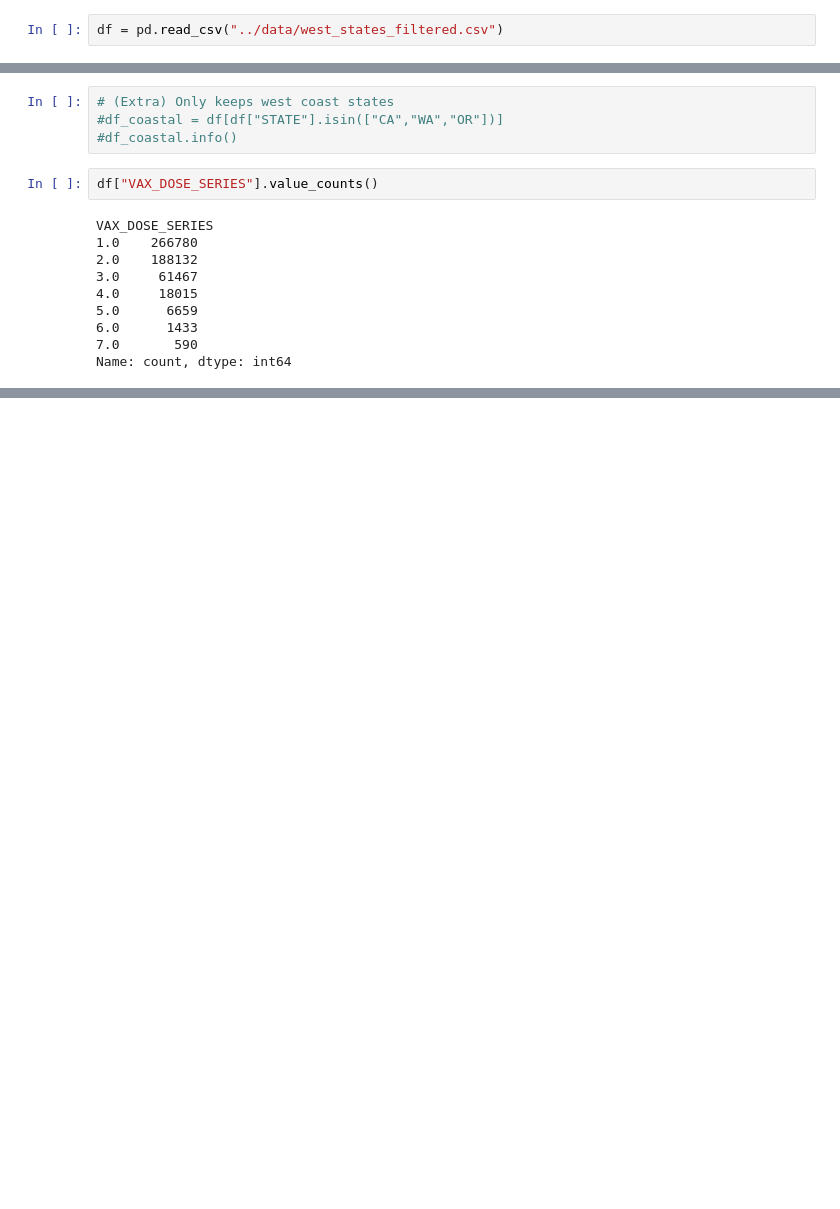
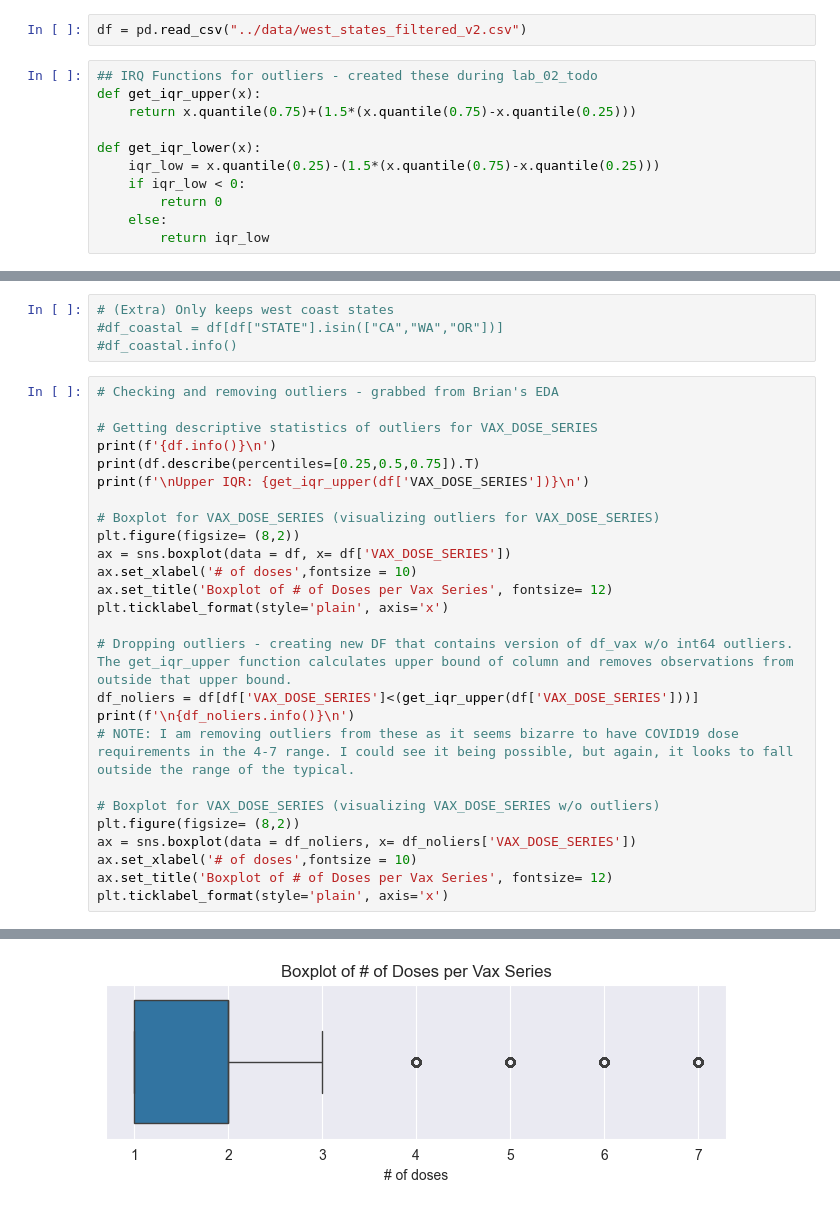
Before and after one commit to uw-msim-imt561-2026/covid-19-vaccine-adverse-reactions, a Jupyter notebook: notebooks/reduce_dataset_size.ipynb, the cells around one changed output, grey strips where cells are left out. Cells and saved outputs as stored; diff of their text form; blank space fills up the shorter version.

```diff
--- a/notebooks/reduce_dataset_size.ipynb
+++ b/notebooks/reduce_dataset_size.ipynb
@@ -6,7 +8,18 @@ import datetime
 
 from pathlib import Path
 # %%
-df = pd.read_csv("../data/west_states_filtered.csv")
+df = pd.read_csv("../data/west_states_filtered_v2.csv")
+# %%
+## IRQ Functions for outliers - created these during lab_02_todo
+def get_iqr_upper(x):
+    return x.quantile(0.75)+(1.5*(x.quantile(0.75)-x.quantile(0.25)))
+
+def get_iqr_lower(x):
+    iqr_low = x.quantile(0.25)-(1.5*(x.quantile(0.75)-x.quantile(0.25)))
+    if iqr_low < 0:
+        return 0
+    else:
+        return iqr_low
 # %%
 # Confirming columns
 df.info()
@@ -137,15 +66,30 @@ memory usage: 58.0+ MB
 # (Extra) Only keeps west coast states
 #df_coastal = df[df["STATE"].isin(["CA","WA","OR"])]
 #df_coastal.info()
-# %%
-df["VAX_DOSE_SERIES"].value_counts()
-# %% [output]
-VAX_DOSE_SERIES
-1.0    266780
-2.0    188132
-3.0     61467
-4.0     18015
-5.0      6659
-6.0      1433
-7.0       590
-Name: count, dtype: int64
+# %%
+# Checking and removing outliers - grabbed from Brian's EDA
+
+# Getting descriptive statistics of outliers for VAX_DOSE_SERIES
+print(f'{df.info()}\n')
+print(df.describe(percentiles=[0.25,0.5,0.75]).T)
+print(f'\nUpper IQR: {get_iqr_upper(df['VAX_DOSE_SERIES'])}\n')
+
+# Boxplot for VAX_DOSE_SERIES (visualizing outliers for VAX_DOSE_SERIES)
+plt.figure(figsize= (8,2))
+ax = sns.boxplot(data = df, x= df['VAX_DOSE_SERIES'])
+ax.set_xlabel('# of doses',fontsize = 10)
+ax.set_title('Boxplot of # of Doses per Vax Series', fontsize= 12)
+plt.ticklabel_format(style='plain', axis='x')
+
+# Dropping outliers - creating new DF that contains version of df_vax w/o int64 outliers. The get_iqr_upper function calculates upper bound of column and removes observations from outside that upper bound.
+df_noliers = df[df['VAX_DOSE_SERIES']<(get_iqr_upper(df['VAX_DOSE_SERIES']))]
+print(f'\n{df_noliers.info()}\n')
+# NOTE: I am removing outliers from these as it seems bizarre to have COVID19 dose requirements in the 4-7 range. I could see it being possible, but again, it looks to fall outside the range of the typical.
+
+# Boxplot for VAX_DOSE_SERIES (visualizing VAX_DOSE_SERIES w/o outliers)
+plt.figure(figsize= (8,2))
+ax = sns.boxplot(data = df_noliers, x= df_noliers['VAX_DOSE_SERIES'])
+ax.set_xlabel('# of doses',fontsize = 10)
+ax.set_title('Boxplot of # of Doses per Vax Series', fontsize= 12)
+plt.ticklabel_format(style='plain', axis='x')
+# %% [output]
@@ -151,0 +113 @@ Name: count, dtype: int64
+[figure, added]
```
Also changed, not shown: parts of 10 cells of this notebook, 2 other files.
